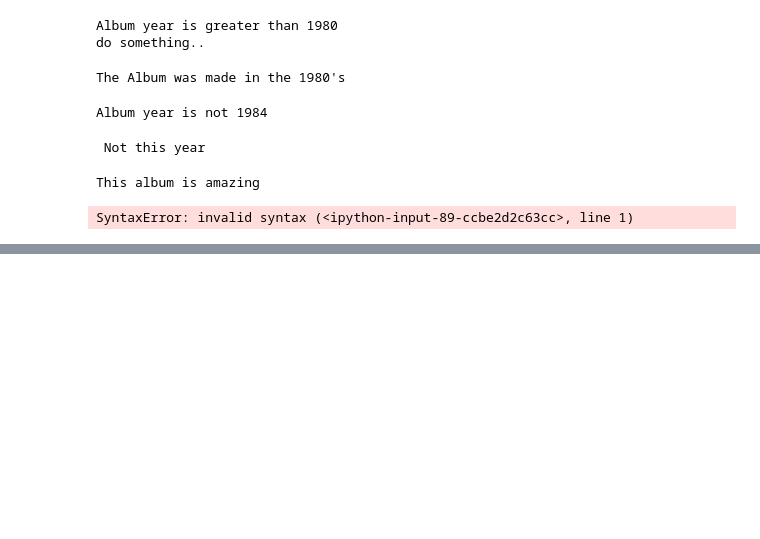
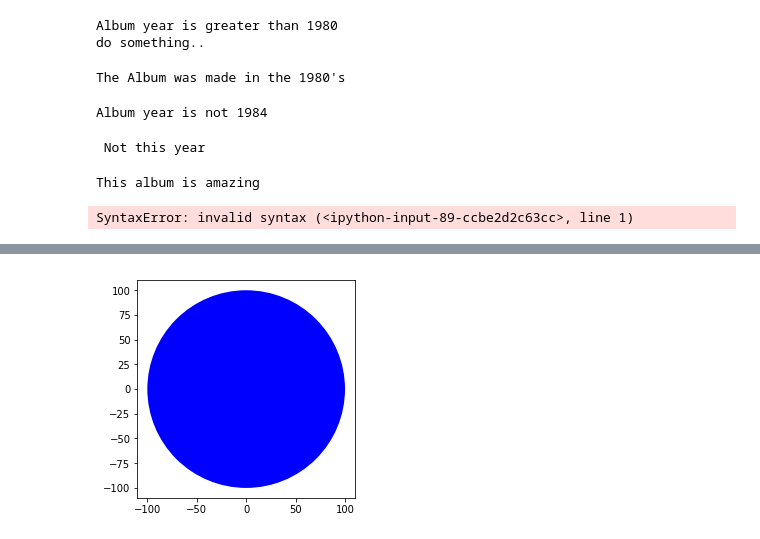
Before and after one commit to Syedrafeeq/My-project, a Jupyter notebook: Python 3.ipynb, the cells around one changed output, grey strips where cells are left out. Drawn from its saved outputs; the diff is of its cells as text; code cells hidden in the pictures; blank space fills up the shorter version.

```diff
--- a/Python 3.ipynb
+++ b/Python 3.ipynb
@@ -1958,0 +2557,18 @@ SyntaxError: invalid syntax (<ipython-input-89-ccbe2d2c63cc>, line 1)
+# %%
+class Circle(object):
+
+    # Constructor
+    def __init__(self, radius=3, color='blue'):
+        self.radius = radius
+        self.color = color
+
+    # Method
+    def add_radius(self, r):
+        self.radius = self.radius + r
+        return(self.radius)
+
+    # Method
+    def drawCircle(self):
+        plt.gca().add_patch(plt.Circle((0, 0), radius=self.radius, fc=self.color))
+        plt.axis('scaled')
+        plt.show()
@@ -1958,0 +2675,24 @@ SyntaxError: invalid syntax (<ipython-input-89-ccbe2d2c63cc>, line 1)
+# %%
+class Circle(object):
+
+    # Constructor
+    def __init__(self, radius=3, color='blue'):
+        self.radius = radius
+        self.color = color
+
+    # Method
+    def add_radius(self, r):
+        self.radius = self.radius + r
+        return(self.radius)
+
+    # Method
+    def drawCircle(self):
+        plt.gca().add_patch(plt.Circle((0, 0), radius=self.radius, fc=self.color))
+        plt.axis('scaled')
+        plt.show()
+# %%
+BlueCircle = Circle(100,"blue")
+# %%
+BlueCircle.drawCircle()
+# %% [output]
+[figure, added]
```
Also changed, not shown: parts of 111 cells of this notebook.
